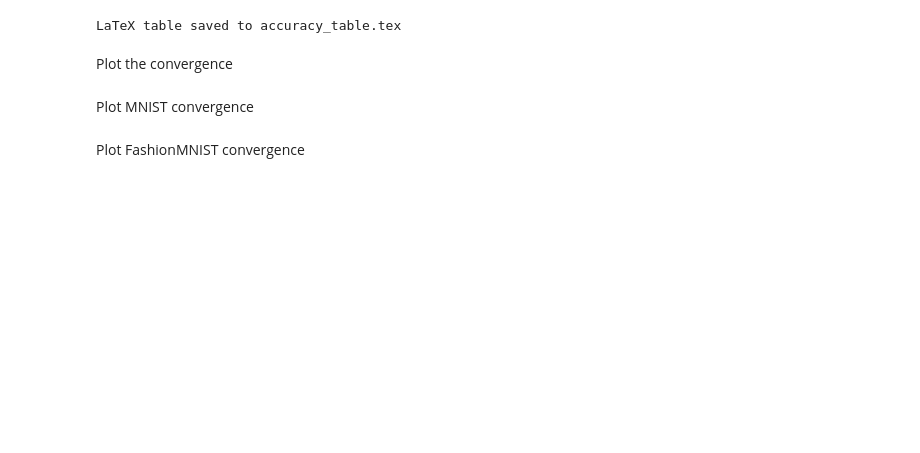
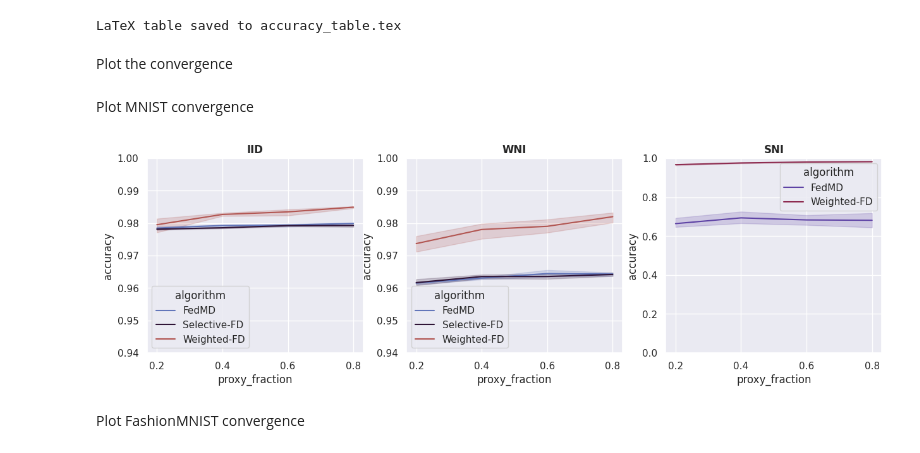
Before and after one commit to pidellacqua/weighted-fd, a Jupyter notebook: notebooks/proxy-fraction-analisys.ipynb, the cells around one changed output. Drawn from its saved outputs; the diff is of its cells as text; code cells hidden in the pictures; blank space fills up the shorter version.

```diff
--- a/notebooks/proxy-fraction-analisys.ipynb
+++ b/notebooks/proxy-fraction-analisys.ipynb
@@ -238,9 +241,8 @@ LaTeX table saved to accuracy_table.tex
 # %% [markdown]
 Plot the convergence
 # %%
-
-def plot_convergence_ax(plot_df, range_builder, ax):
-    #_, ax = plt.subplots(ncols=3, figsize=(15, 4))
+def plot_convergence(plot_df, range_builder):
+    _, ax = plt.subplots(ncols=3, figsize=(15, 4))
 
     for i, (dataset_type, dataset_type_label)in enumerate(zip(['iid', 'wni', 'hni'], ["IID", "WNI", "SNI"] )):
         ax[i].set_title(dataset_type_label, weight="bold")
@@ -249,20 +251,26 @@ def plot_convergence_ax(plot_df, range_builder, ax):
        # _range = [0.94, 1.00] if dataset_type != 'hni' else [0., 1.00]
         ax[i].set_ylim(_range)
 
-        sns.lineplot(data=plot_df[plot_df.dataset_type == dataset_type],
-                    x="round",
+        curr_df = plot_df[plot_df.dataset_type == dataset_type]
+        curr_df = curr_df[ curr_df['round'] == curr_df['round'].max() ]
+        sns.lineplot(data=curr_df,
+                    x="proxy_fraction",
                     y="accuracy",
                     hue="algorithm",
                     ax=ax[i],
                     palette="twilight")
+
+    plt.show()
 # %% [markdown]
 Plot MNIST convergence
 # %%
 mnist_plot_df = df[ (df["mode"] == "test") & (df["dataset"] == "MNIST") ]  \
-            .groupby(["round", "algorithm", "dataset_type", "seed"]) \
+            .groupby(["round", "algorithm", "dataset_type", "seed", "proxy_fraction"]) \
             .accuracy.mean().reset_index()
 
-# plot_convergence(mnist_plot_df, lambda dataset_type : [0.94, 1.00] if dataset_type != 'hni' else [0., 1.00])
+plot_convergence(mnist_plot_df, lambda dataset_type : [0.94, 1.00] if dataset_type != 'hni' else [0., 1.00])
+# %% [output]
+[figure, added]
 # %% [markdown]
 Plot FashionMNIST convergence
 # %%
```
Also changed, not shown: parts of 4 cells of this notebook, 1 other file.
